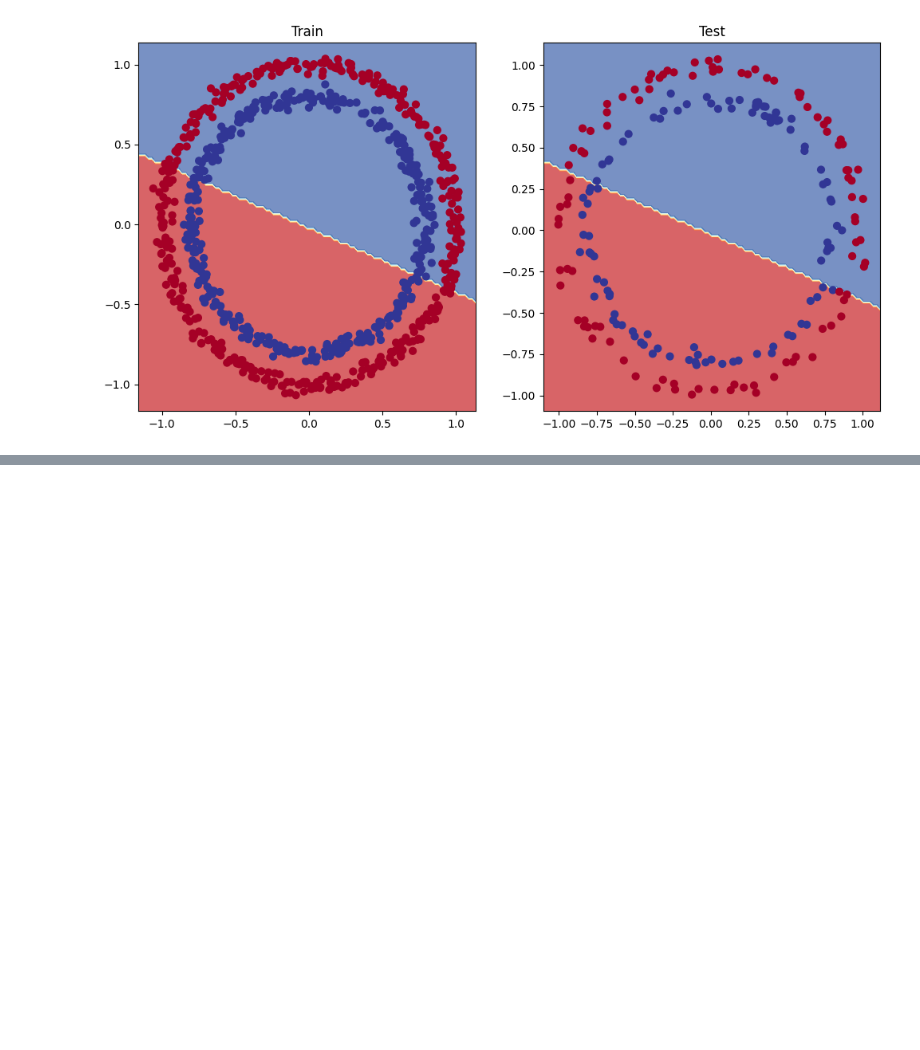
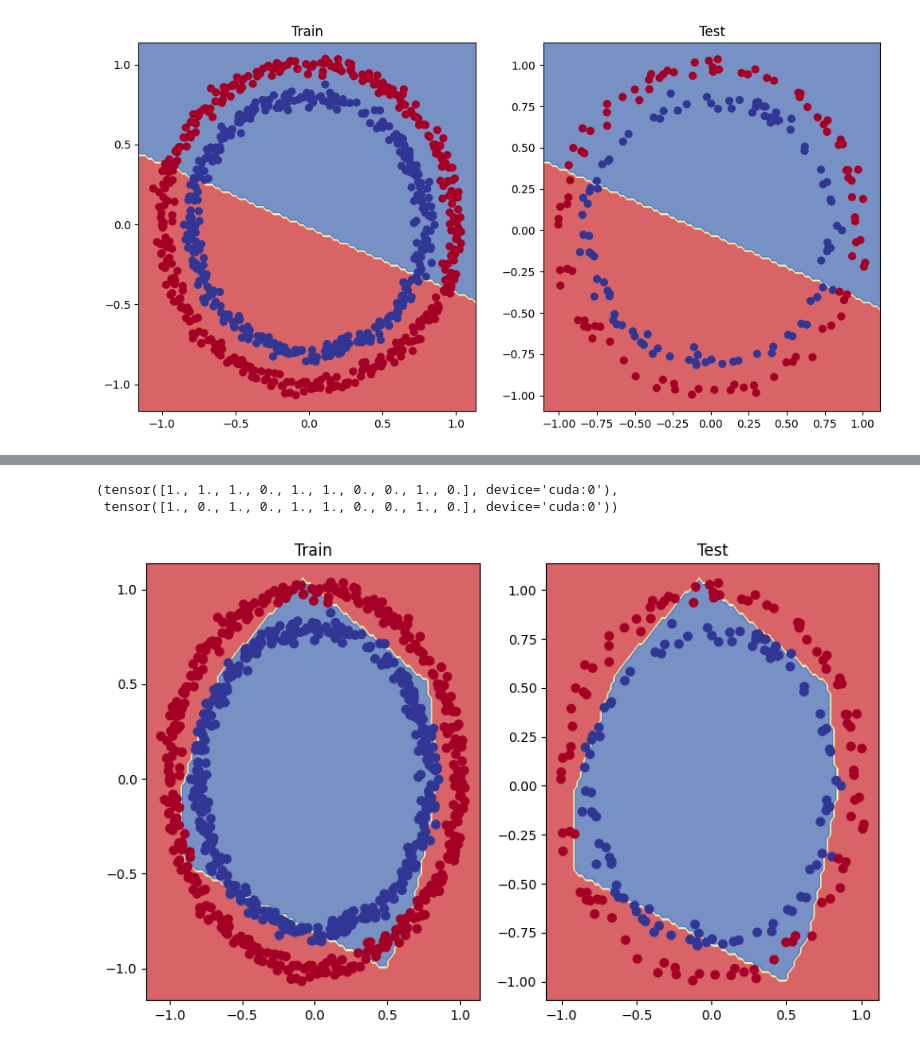
Before and after one commit to abdullahsultan/PytorchBasics, a Jupyter notebook: BasicCircleClassification.ipynb, the cells around one changed output, grey strips where cells are left out. Saved outputs shown, nothing was run; the diff lists cells and outputs as text; code cells hidden in the pictures; blank space fills up the shorter version.

Commit message:
Non Linear Binary Classification done

```diff
--- a/BasicCircleClassification.ipynb
+++ b/BasicCircleClassification.ipynb
@@ -272,0 +294,19 @@ plot_decision_boundary(model0, X_test, Y_test)
+# %%
+X_train, Y_train = X_train.to("cuda"), Y_train.to("cuda")
+X_test, Y_test = X_test.to("cuda"), Y_test.to("cuda")
+# %%
+from torch import nn
+
+class CircleModelClassV2(nn.Module):
+    def __init__(self):
+        super().__init__()
+        self.Layer1 = nn.Linear(in_features=2, out_features=10)
+        self.Layer2 = nn.Linear(in_features=10, out_features=10)
+        self.Layer3 = nn.Linear(in_features=10, out_features=1)
+        self.relu = nn.ReLU()
+
+    def forward(self, X):
+        return self.Layer3(self.relu(self.Layer2(self.Layer1(X))))
+# %%
+model_V2 = CircleModelClassV2().to("cuda")
+model_V2
@@ -272,0 +320,3 @@ plot_decision_boundary(model0, X_test, Y_test)
+# %%
+loss_fn = nn.BCEWithLogitsLoss()
+optimizer = torch.optim.SGD(model_V2.parameters(), lr = 0.1)
@@ -272,0 +375,20 @@ plot_decision_boundary(model0, X_test, Y_test)
+# %%
+model_V2.eval()
+with torch.inference_mode():
+    y_preds = torch.round(torch.sigmoid(model_V2(X_test))).squeeze()
+
+y_preds[:10], Y_test[:10]
+# %% [output]
+(tensor([1., 1., 1., 0., 1., 1., 0., 0., 1., 0.], device='cuda:0'),
+ tensor([1., 0., 1., 0., 1., 1., 0., 0., 1., 0.], device='cuda:0'))
+# %%
+plt.figure(figsize=(10,6))
+plt.subplot(1,2,1)
+plt.title("Train")
+plot_decision_boundary(model_V2, X_train, Y_train)
+
+plt.subplot(1,2,2)
+plt.title("Test")
+plot_decision_boundary(model_V2, X_test, Y_test)
+# %% [output]
+[figure, added]
```
Also changed, not shown: parts of 6 cells of this notebook.
